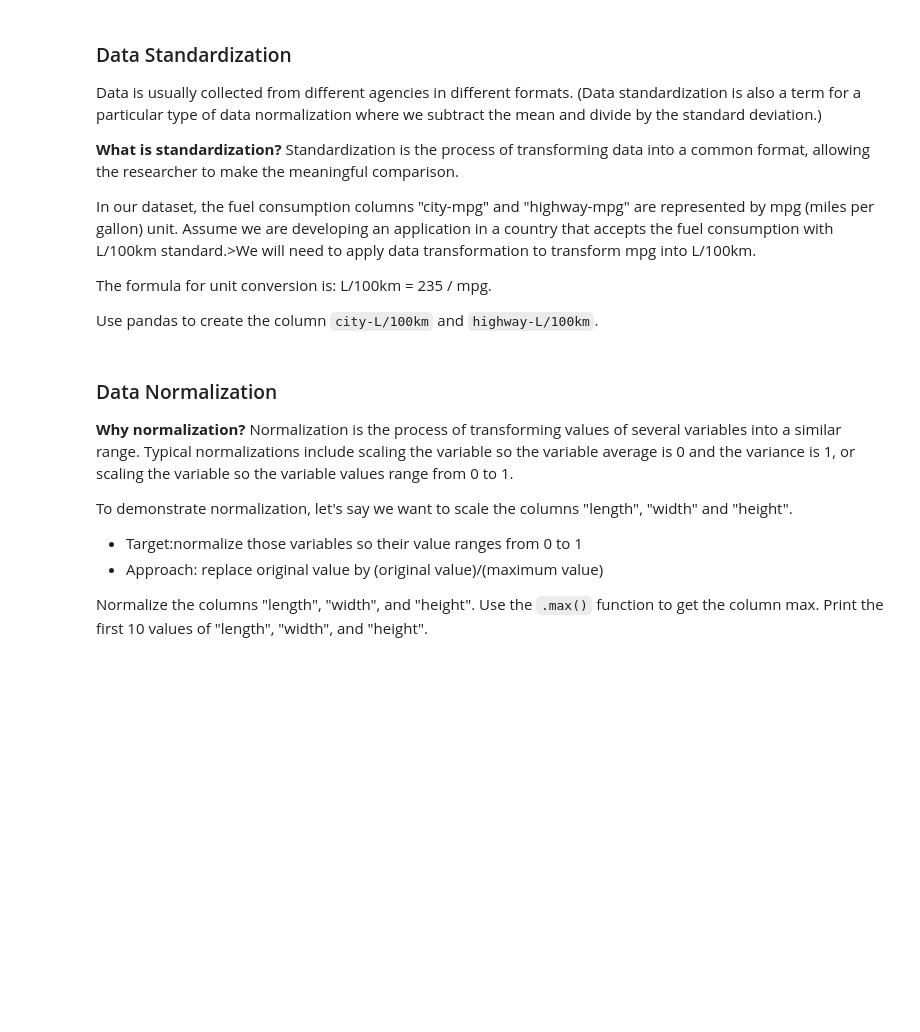
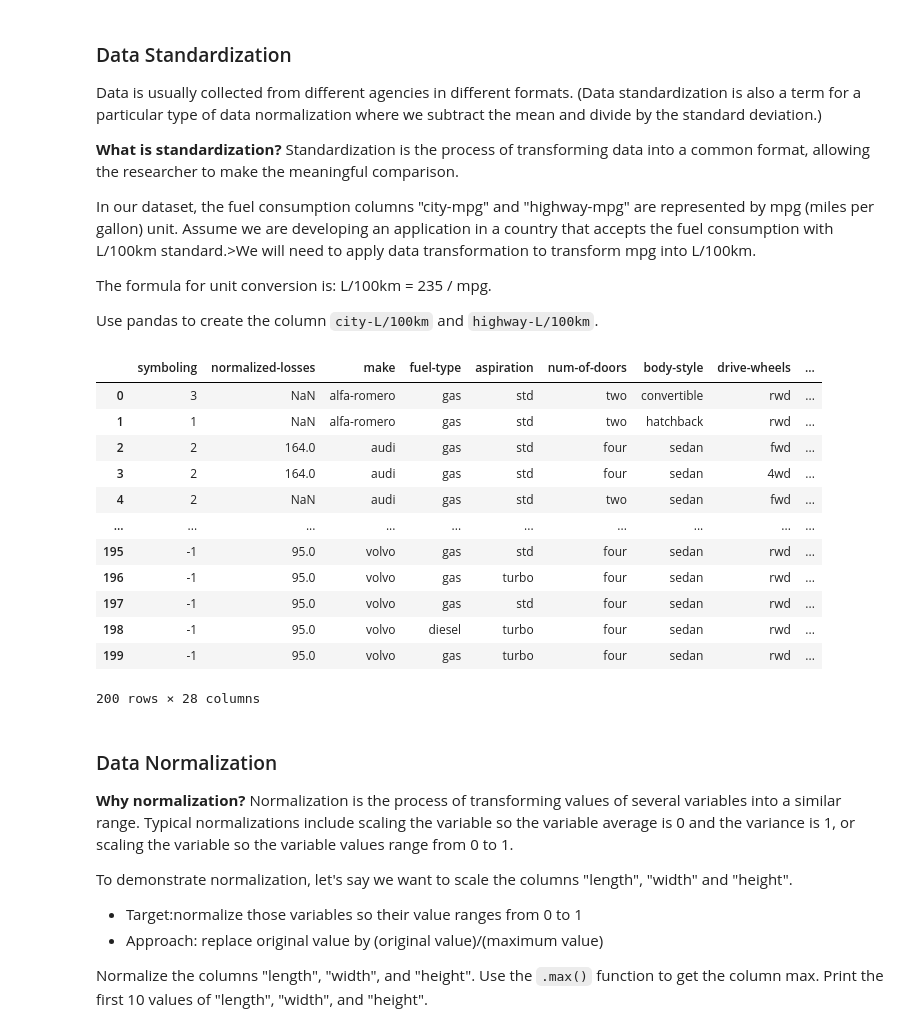
Before and after one commit to EPIC-Campus-LPS/automobile-regression-model-J-Huster, a Jupyter notebook: FAI_Automobile_Part1.ipynb, the cells around one changed output. Saved outputs shown, nothing was run; the diff lists cells and outputs as text; code cells hidden in the pictures; blank space fills up the shorter version.

```diff
--- a/FAI_Automobile_Part1.ipynb
+++ b/FAI_Automobile_Part1.ipynb
@@ -348,6 +348,33 @@ In our dataset, the fuel consumption columns "city-mpg" and "highway-mpg" are re
 The formula for unit conversion is: L/100km = 235 / mpg.
 
 Use pandas to create the column `city-L/100km` and `highway-L/100km`.
+# %%
+city = []
+highway = []
+for mpg in df['city-mpg']:
+    l = 235 / mpg
+    city.append(l)
+for mpg in df['highway-mpg']:
+    l = 235 / mpg
+    highway.append(l)
+
+df['city-L/100km'] = city
+df['highway-L/100km'] = highway
+display(df)
+# %% [output]
+|  | symboling | normalized-losses | make | fuel-type | aspiration | num-of-doors | body-style | drive-wheels | ... |
+| 0 | 3 | NaN | alfa-romero | gas | std | two | convertible | rwd | ... |
+| 1 | 1 | NaN | alfa-romero | gas | std | two | hatchback | rwd | ... |
+| 2 | 2 | 164.0 | audi | gas | std | four | sedan | fwd | ... |
+| 3 | 2 | 164.0 | audi | gas | std | four | sedan | 4wd | ... |
+| 4 | 2 | NaN | audi | gas | std | two | sedan | fwd | ... |
+| ... | ... | ... | ... | ... | ... | ... | ... | ... | ... |
+| 195 | -1 | 95.0 | volvo | gas | std | four | sedan | rwd | ... |
+| 196 | -1 | 95.0 | volvo | gas | turbo | four | sedan | rwd | ... |
+| 197 | -1 | 95.0 | volvo | gas | std | four | sedan | rwd | ... |
+| 198 | -1 | 95.0 | volvo | diesel | turbo | four | sedan | rwd | ... |
+| 199 | -1 | 95.0 | volvo | gas | turbo | four | sedan | rwd | ... |
+200 rows × 28 columns
 # %% [markdown]
 ### Data Normalization
 
```
Also changed, not shown: parts of 1 cell of this notebook.
